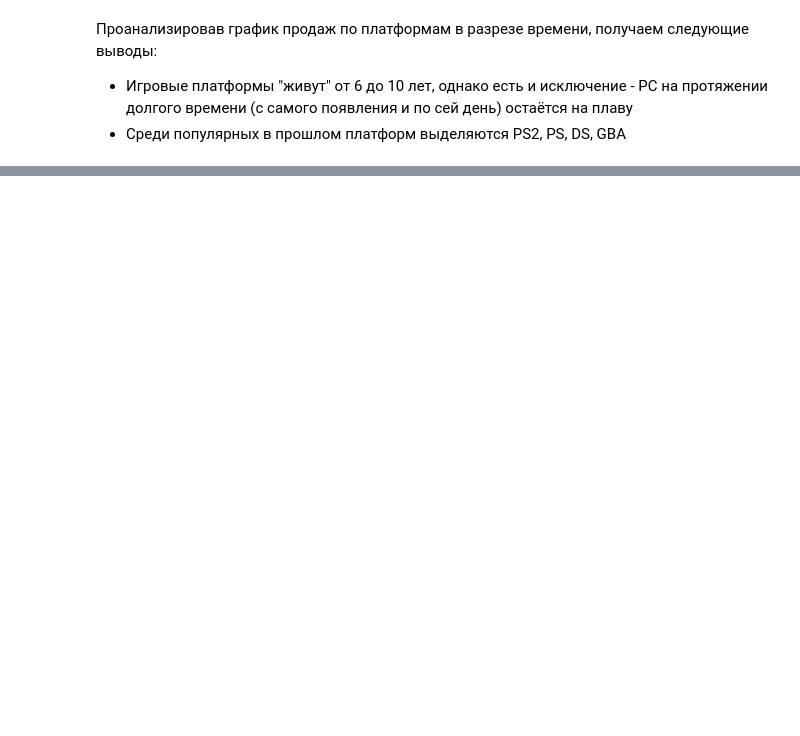
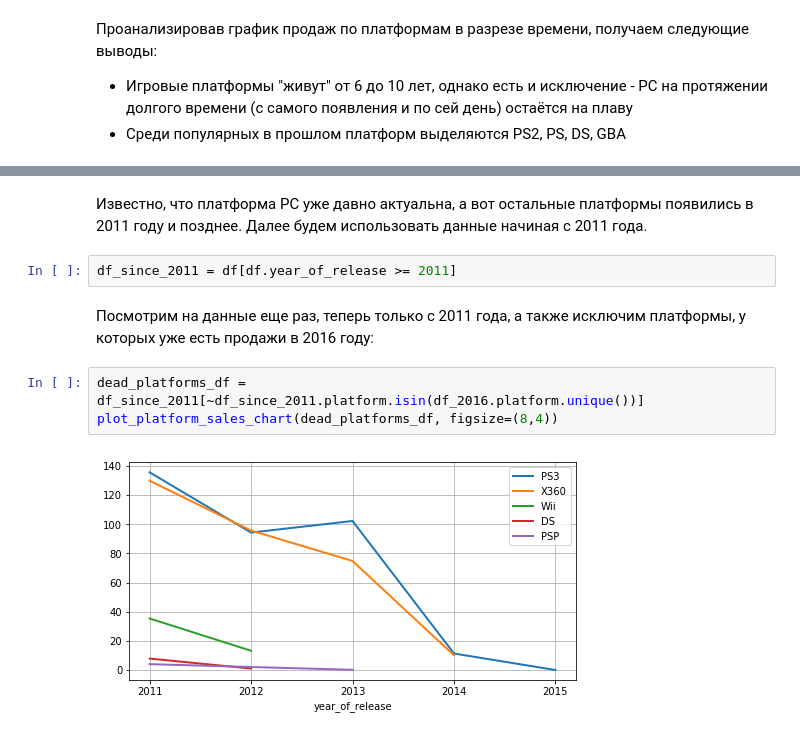
Before and after one commit to skeichenka/yndxdacourse, a Jupyter notebook: final project.ipynb, the cells around one changed output, grey strips where cells are left out. Saved outputs shown, nothing was run; the diff lists cells and outputs as text; blank space fills up the shorter version.

```diff
--- a/final project.ipynb
+++ b/final project.ipynb
@@ -699,0 +492,11 @@ get_tbd_stats(df, 'year_of_release', 'user_score')
+# %% [markdown]
+Известно, что платформа PC уже давно актуальна, а вот остальные платформы появились в 2011 году и позднее. Далее будем использовать данные начиная с 2011 года.
+# %%
+df_since_2011 = df[df.year_of_release >= 2011]
+# %% [markdown]
+Посмотрим на данные еще раз, теперь только с 2011 года, а также исключим платформы, у которых уже есть продажи в 2016 году:
+# %%
+dead_platforms_df = df_since_2011[~df_since_2011.platform.isin(df_2016.platform.unique())]
+plot_platform_sales_chart(dead_platforms_df, figsize=(8,4))
+# %% [output]
+[figure, added]
```
Also changed, not shown: parts of 33 cells of this notebook.
